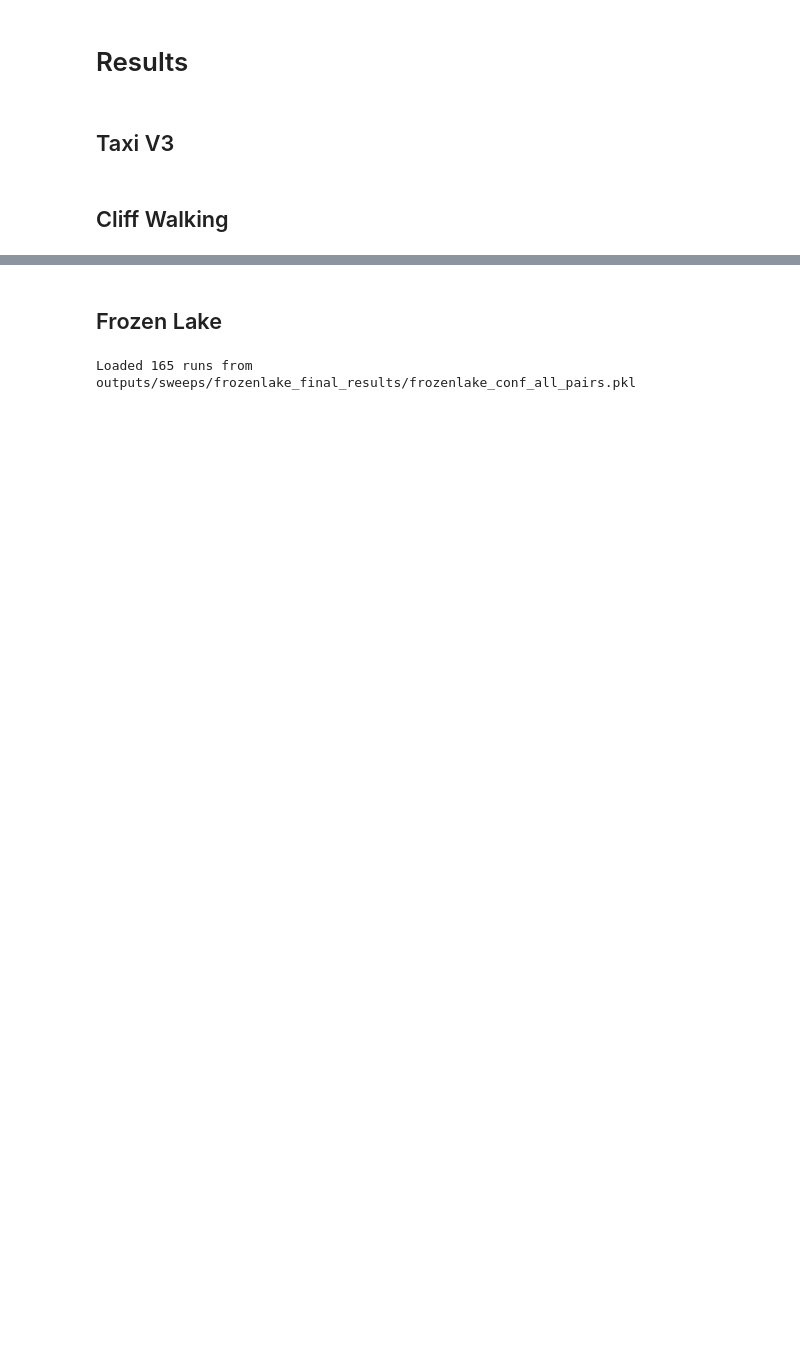
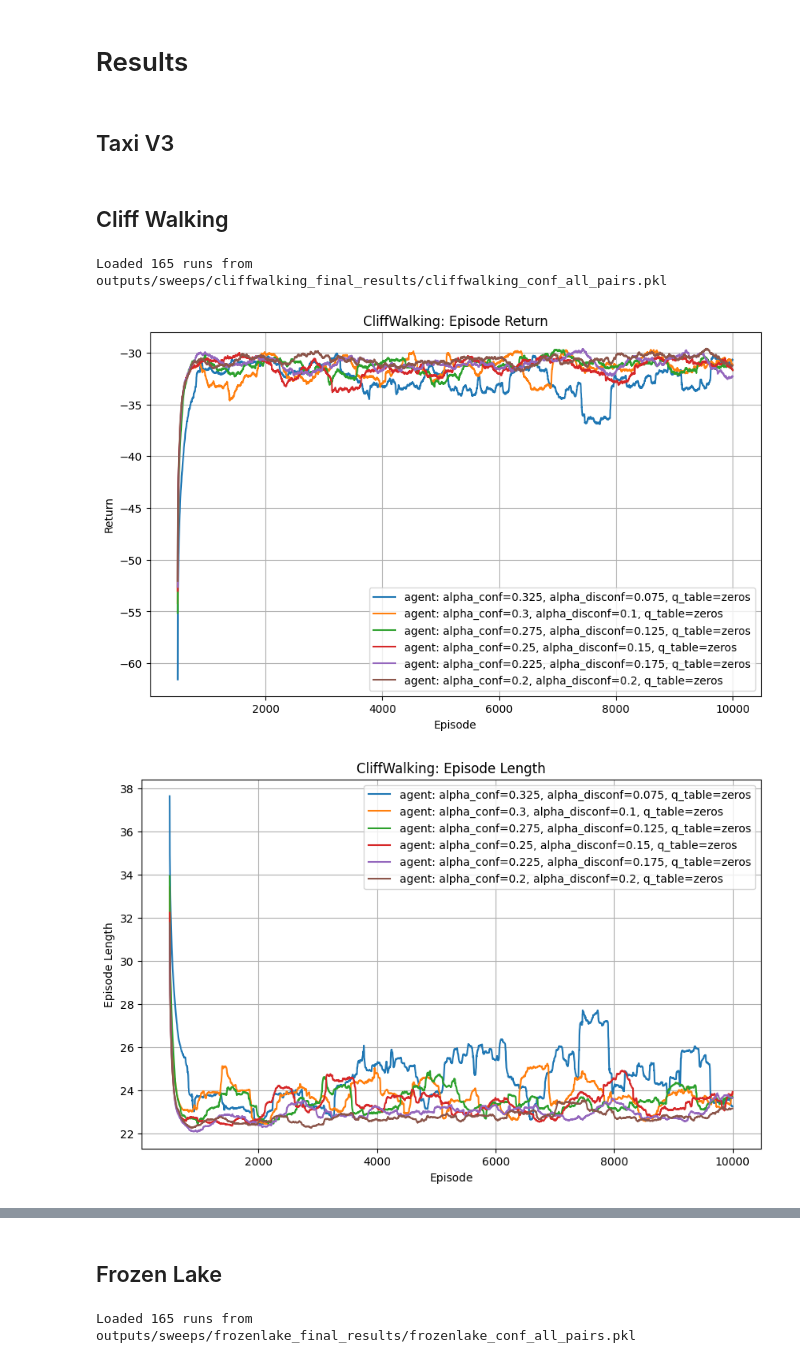
Before and after one commit to kallioaa/frustration_msc, a Jupyter notebook: src/prod_notebooks/assymetric_rl/thesis_plots.ipynb, the cells around one changed output, grey strips where cells are left out. Saved outputs shown, nothing was run; the diff lists cells and outputs as text; code cells hidden in the pictures; blank space fills up the shorter version.

Commit message:
plotting updates

```diff
--- a/src/prod_notebooks/assymetric_rl/thesis_plots.ipynb
+++ b/src/prod_notebooks/assymetric_rl/thesis_plots.ipynb
@@ -39,7 +119,7 @@ from experiments.sweep_plots_helpper import (
 ## Taxi V3
 # %%
 # Taxi - confirmation bias
-file_taxi_conf = Path("outputs/sweeps/taxi_final_results/taxi_conf_all_pairs.pkl")
+file_taxi_conf = RESULTS_PATH / "taxi_final_results" / "taxi_conf_all_pairs.pkl"
 with file_taxi_conf.open("rb") as f:
     conf_results = pickle.load(f)
 print(f"Loaded {len(conf_results)} runs from {file_taxi_conf}")
@@ -55,7 +135,7 @@ plot_sweep_evaluation(results, window_size=300, plot_specs=taxi_evaluation_plot_
 # %%
 # download data for plots
 # Taxi - positivity bias
-file_taxi_pos = Path("outputs/sweeps/taxi_final_results/taxi_pos_all_ratios.pkl")
+file_taxi_pos = RESULTS_PATH / "taxi_final_results" / "taxi_pos_all_ratios.pkl"
 with file_taxi_pos.open("rb") as f:
     pos_results = pickle.load(f)
 print(f"Loaded {len(pos_results)} runs from {file_taxi_pos}")
@@ -63,7 +143,23 @@ print(f"Loaded {len(pos_results)} runs from {file_taxi_pos}")
 ## Cliff Walking
 # %%
 # CliffWalking  x confirmation bias
-file_cliffwalking_conf = Path("outputs/sweeps/cliffwalking_conf_all_pairs.pkl")
+file_cliffwalking_conf = RESULTS_PATH / "cliffwalking_final_results" / "cliffwalking_conf_all_pairs.pkl"
 with file_cliffwalking_conf.open("rb") as f:
     conf_results = pickle.load(f)
 print(f"Loaded {len(conf_results)} runs from {file_cliffwalking_conf}")
+# %% [output]
+Loaded 165 runs from outputs/sweeps/cliffwalking_final_results/cliffwalking_conf_all_pairs.pkl
+# %%
+conf_conf_results = select_confirmatory_results(conf_results) + select_confirmation_baseline_results(conf_results)
+conf_disconf_results = select_unconfirmatory_results(conf_results) + select_confirmation_baseline_results(conf_results)
+# %%
+plot_sweep_training(
+    conf_conf_results,
+    window_size=500,
+    start_episode=0,
+    plot_specs=cliffwalking_training_plot_specs(),
+    use_td_error_v=True
+)
+# %% [output]
+[figure, added]
+[figure, added]
```
Also changed, not shown: parts of 6 cells of this notebook, 3 other files.
